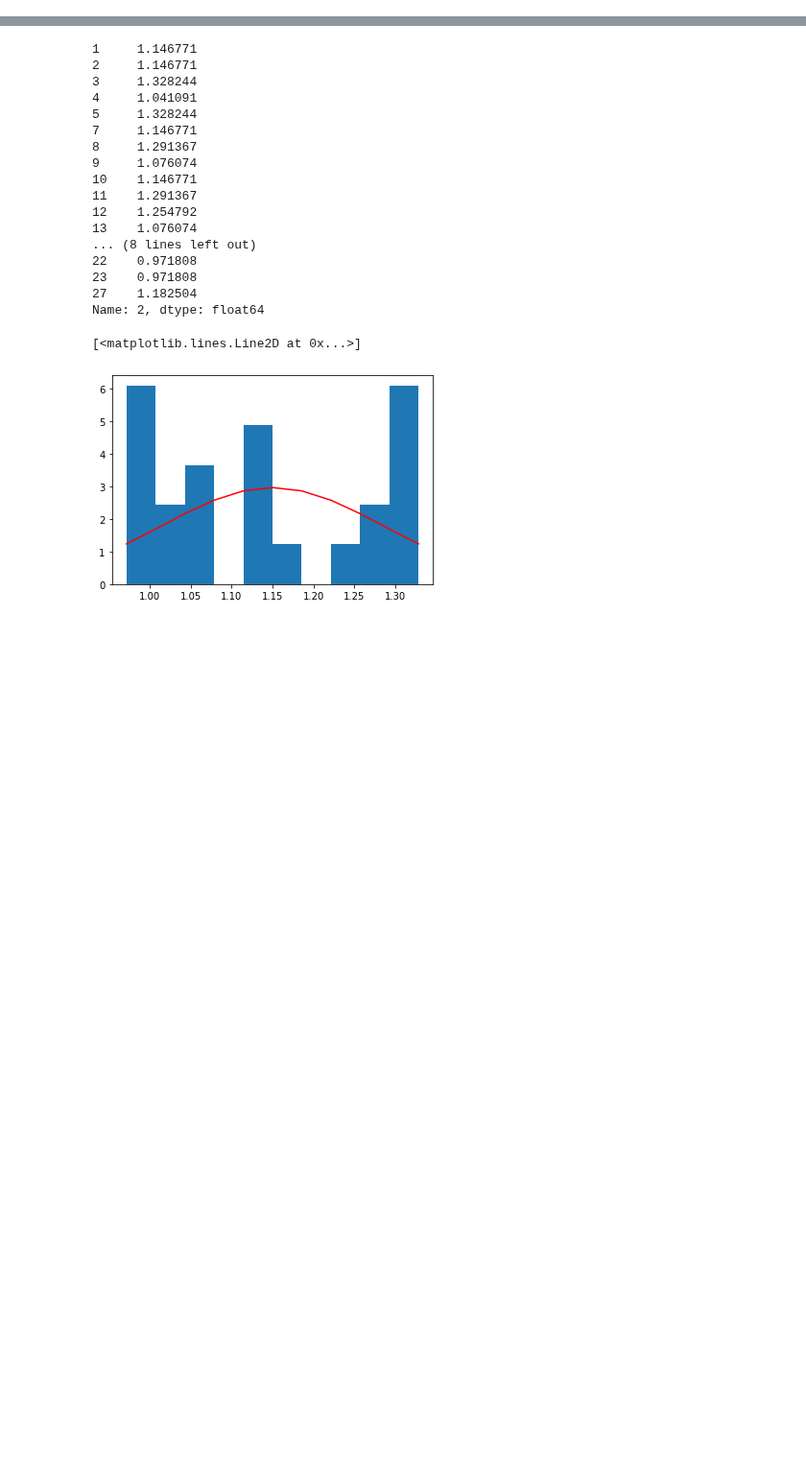
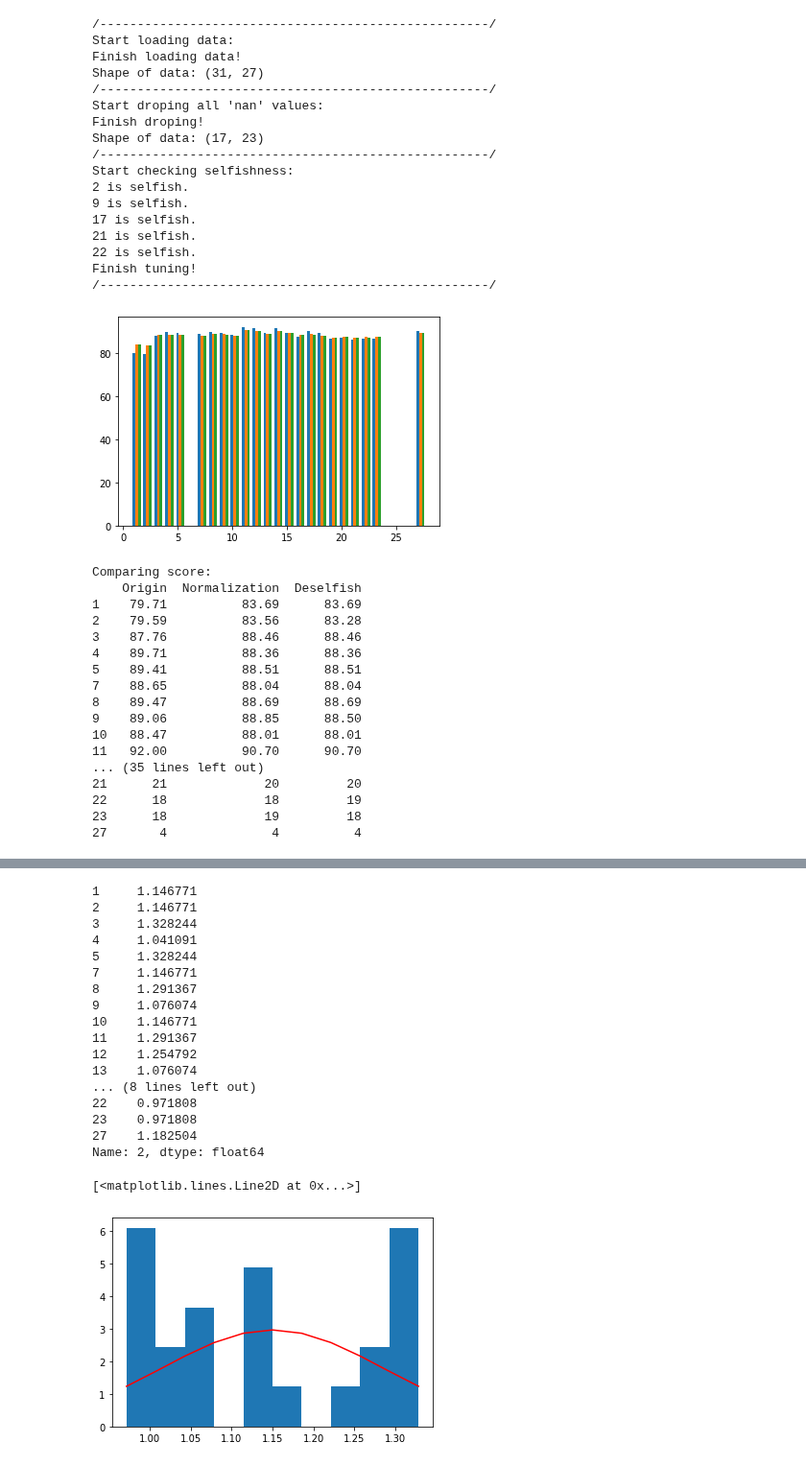
Before and after one commit to Cookize/PMR_Scoring, a Jupyter notebook: src/main.ipynb, the cells around one changed output, grey strips where cells are left out. Shown at 96% size. Drawn from its saved outputs; the diff is of its cells as text; code cells hidden in the pictures; blank space fills up the shorter version.

```diff
--- a/src/main.ipynb
+++ b/src/main.ipynb
@@ -62,9 +86,14 @@ def normalize_score(data, axis=0):
         std = data.std(axis=1-axis)
         data = data.sub(mean, axis=axis).div(std, axis=axis)
     return data
+# %%
+# 按照样本反标准化数据
+def denormalize_score(data, example):
+    output = data.mean(axis=0).mul(example.std()).add(example.mean())
+    return output
 # %%
 # 使用减小评分人评分标准差距的策略
-def get_score_by_norm(score_df_origin):
+def get_score(score_df_origin):
 
     # 丢弃所有空数据
     score_df_lite = drop_all_na(score_df_origin)
@@ -75,22 +104,29 @@ def get_score_by_norm(score_df_origin):
     # 标准化源数据
     score_df_lite_norm = normalize_score(score_df_lite, axis=0)
 
-    # 计算最后得分
-    score_final = score_df_lite_norm.mean(axis=0).mul(score_mean_origin.std()).add(score_mean_origin.mean())
+    # 计算最终成绩 Version 1
+    score_final_v1 = denormalize_score(score_df_lite_norm, score_mean_origin)
 
-    return score_mean_origin.round(decimals=2), score_final.round(decimals=2), score_df_lite_norm
+    # 减轻自私因素造成的偏差
+    score_df_lite_norm_v2 = solve_selfish(score_df_lite_norm)
+
+    # 计算最终成绩 Version 2
+    score_final_v2 = denormalize_score(score_df_lite_norm_v2, score_mean_origin)
+
+    return score_mean_origin.round(decimals=2), score_final_v1.round(decimals=2), score_final_v2.round(decimals=2)
 # %%
 # 比较处理前后分数
-def evaluate(before, after):
-
+def evaluate(data_list, index):
+    print("/----------------------------------------------------/")
+    print("Start evaluating result:")
     # 输出柱状图
-    print_dup_bar(before, after)
+    print_dup_bar(data_list)
 
     # 输出表格
     print("Comparing score:")
-    print(pd.DataFrame({"Before":before, "After":after}))
+    print(pd.DataFrame(data=data_list, index=index).T)
     print("/----------------------------------------------------/")
     # 输出排名变化情况
     print("Comparing rank:")
-    print(pd.DataFrame({"Before":before.rank(ascending=False, method='min').astype('int'),
-                        "After":after.rank(ascending=False, method='min').astype('int')}))
+    rank_list = [data.rank(ascending=False, method='min').astype('int') for data in data_list]
+    print(pd.DataFrame(data=rank_list, index=index).T)
@@ -111,4 +132,0 @@ def check_selfish(data):
-# %%
-score_df = load_data()
-score_origin, score_final, score_norm = get_score_by_norm(score_df)
-evaluate(score_origin, score_final)
@@ -188 +133,42 @@ dtype: float64
+# %%
+if __name__ == "__main__":
+    score_df = load_data()
+    score_origin, score_final_v1, score_norm_v2 = get_score(score_df)
+    evaluate([score_origin, score_final_v1, score_norm_v2], ["Origin", "Normalization", "Deselfish"])
+# %% [output]
+/----------------------------------------------------/
+Start loading data:
+Finish loading data!
+Shape of data: (31, 27)
+/----------------------------------------------------/
+Start droping all 'nan' values:
+Finish droping!
+Shape of data: (17, 23)
+/----------------------------------------------------/
+Start checking selfishness:
+2 is selfish.
+9 is selfish.
+17 is selfish.
+21 is selfish.
+22 is selfish.
+Finish tuning!
+/----------------------------------------------------/
+[figure, added]
+Comparing score:
+    Origin  Normalization  Deselfish
+1    79.71          83.69      83.69
+2    79.59          83.56      83.28
+3    87.76          88.46      88.46
+4    89.71          88.36      88.36
+5    89.41          88.51      88.51
+7    88.65          88.04      88.04
+8    89.47          88.69      88.69
+9    89.06          88.85      88.50
+10   88.47          88.01      88.01
+11   92.00          90.70      90.70
+... (35 lines left out)
+21      21             20         20
+22      18             18         19
+23      18             19         18
+27       4              4          4
 # %%
```
Also changed, not shown: parts of 20 cells of this notebook, 2 other files.
